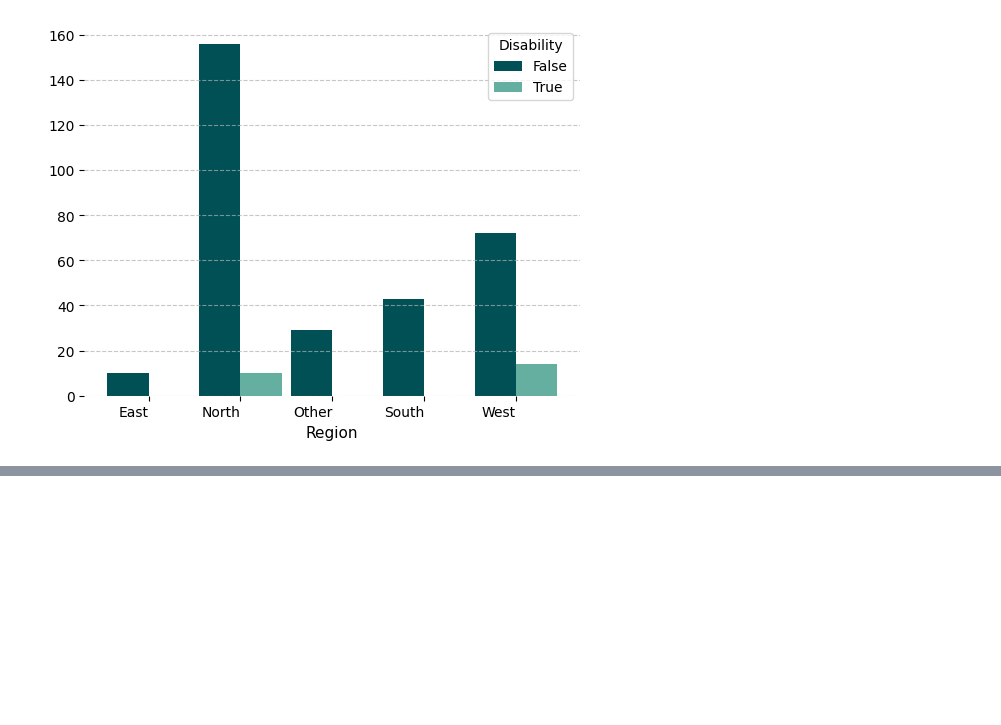
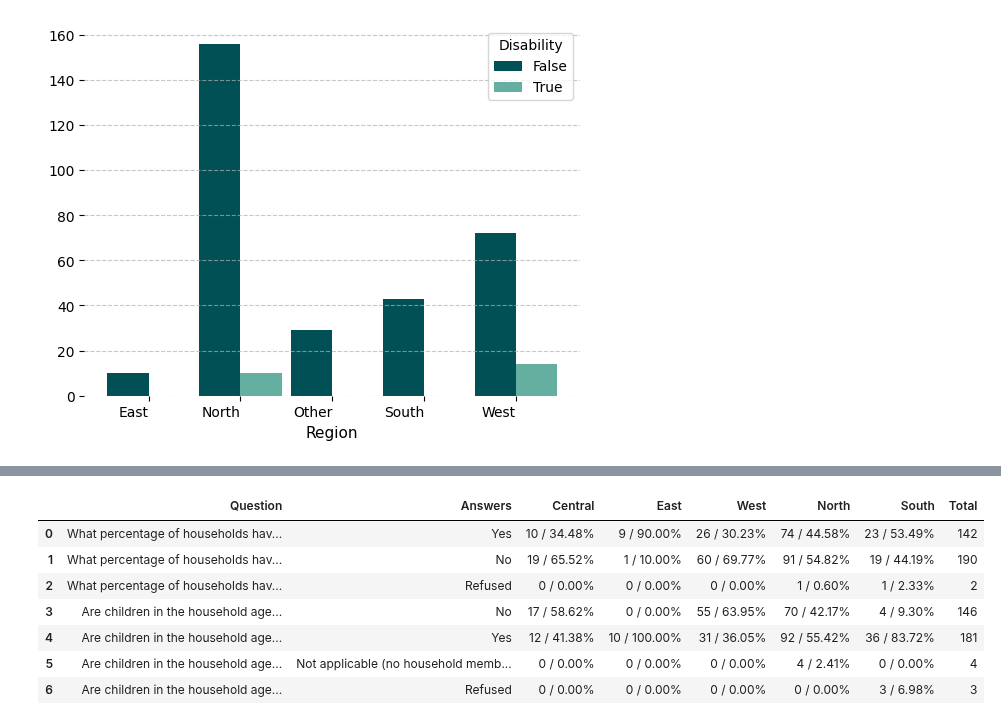
Before and after one commit to Mirwais-Farahi/MSIHealthServiceAnalytics, a Jupyter notebook: notebooks/03_Descriptive_Analysis.ipynb, the cells around one changed output, grey strips where cells are left out. Drawn from its saved outputs; the diff is of its cells as text; code cells hidden in the pictures; blank space fills up the shorter version.

```diff
--- a/notebooks/03_Descriptive_Analysis.ipynb
+++ b/notebooks/03_Descriptive_Analysis.ipynb
@@ -30,6 +30,7 @@ dtypes: datetime64[ns](4), float32(109), float64(128), int16(31), int32(1), int8
 memory usage: 611.7+ KB
 # %%
 # Check basic information and first few rows of the csv
+original_data['REGION'] = original_data['REGION'].replace('Other', 'Central')
 original_data.info()
 # %% [output]
 <class 'pandas.core.frame.DataFrame'>
@@ -680,0 +718,37 @@ results_df
+# %%
+# Mapping variable names to full text
+question_mapping = {
+    'MPI_YS': 'What percentage of households have completed six years or more of schooling?',
+    'MPI_SCA': 'Are children in the household aged 5–13 currently attending school?',
+    'MPI_CM': 'What is the proportion of households that have experienced the death of a member under 18 in the past five years?',
+    'MPI_FLR': 'What are the primary materials used for floors, walls, and roofs in households?',
+    'MPI_TOSHR': 'Is the toilet or latrine shared with other households?',
+    'MPI_TO': 'What are the most common types of toilet facilities in the surveyed households?',
+    'MPI_WATDIS': 'How long does it take to get to your drinking water source, get water and come back?',
+    'MPI_WAT': 'What is the source of drinking water in your household?',
+    'MPI_ELEC': 'Do you have electricity at home?',
+}
+
+variable_list = ['MPI_YS', 'MPI_SCA']  # Replace with your list of questions
+regions = ['Central', 'East', 'West', 'North', 'South']  # Specify regions
+
+# Generate the summary table
+summary_table = generate_summary_table(
+    original_data,
+    variable_list,
+    question_mapping,
+    regions_column='REGION',
+    regions=regions
+)
+
+# Display the result
+summary_table
+# %% [output]
+|  | Question | Answers | Central | East | West | North | South | Total |
+| 0 | What percentage of households hav... | Yes | 10 / 34.48% | 9 / 90.00% | 26 / 30.23% | 74 / 44.58% | 23 / 53.49% | 142 |
+| 1 | What percentage of households hav... | No | 19 / 65.52% | 1 / 10.00% | 60 / 69.77% | 91 / 54.82% | 19 / 44.19% | 190 |
+| 2 | What percentage of households hav... | Refused | 0 / 0.00% | 0 / 0.00% | 0 / 0.00% | 1 / 0.60% | 1 / 2.33% | 2 |
+| 3 | Are children in the household age... | No | 17 / 58.62% | 0 / 0.00% | 55 / 63.95% | 70 / 42.17% | 4 / 9.30% | 146 |
+| 4 | Are children in the household age... | Yes | 12 / 41.38% | 10 / 100.00% | 31 / 36.05% | 92 / 55.42% | 36 / 83.72% | 181 |
+| 5 | Are children in the household age... | Not applicable (no household memb... | 0 / 0.00% | 0 / 0.00% | 0 / 0.00% | 4 / 2.41% | 0 / 0.00% | 4 |
+| 6 | Are children in the household age... | Refused | 0 / 0.00% | 0 / 0.00% | 0 / 0.00% | 0 / 0.00% | 3 / 6.98% | 3 |
```
Also changed, not shown: parts of 8 cells of this notebook.
